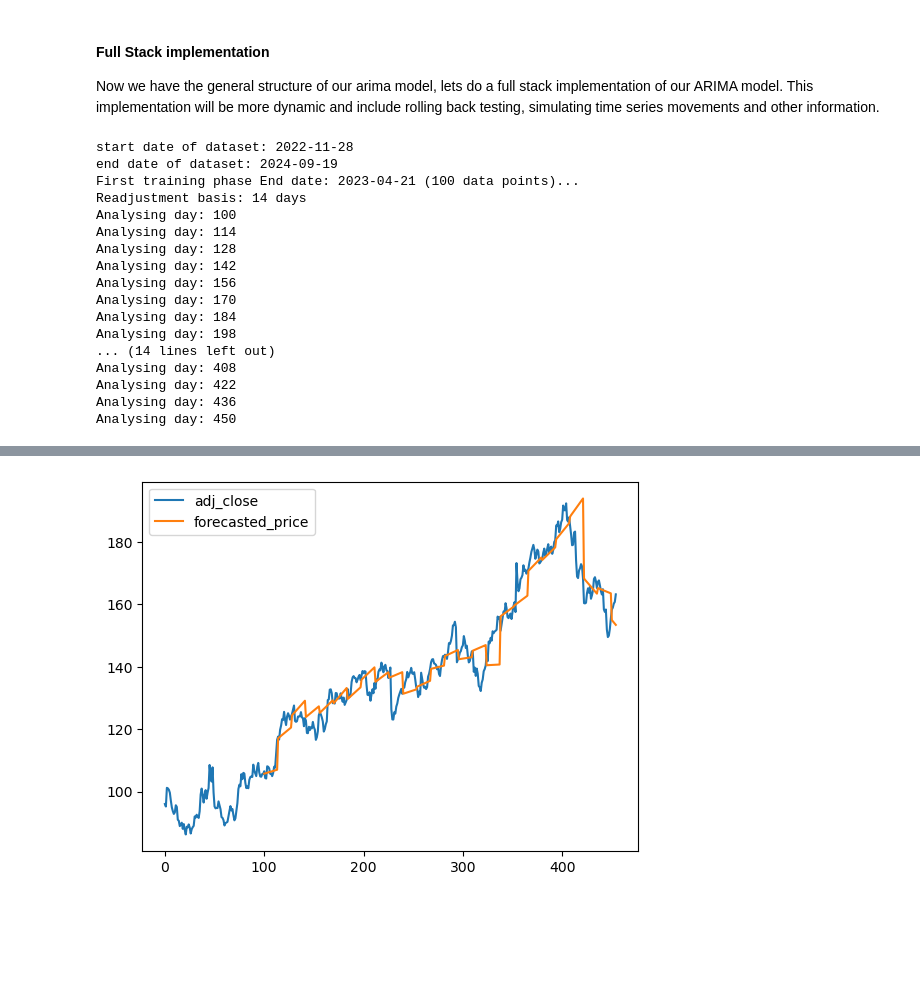
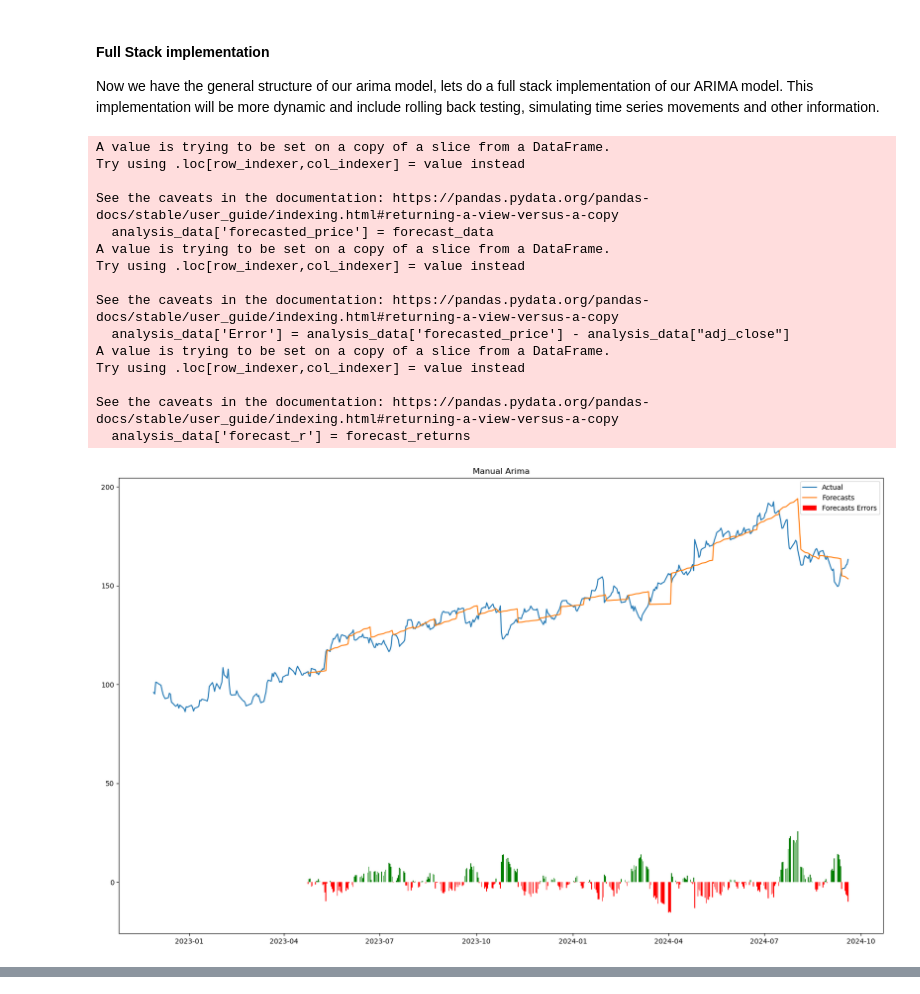
Before and after one commit to noslemoof/Quant_technicals, a Jupyter notebook: Forecasts_ARIMA_Official_release.ipynb, the cells around one changed output, grey strips where cells are left out. Cells and saved outputs as stored; diff of their text form; code cells hidden in the pictures; blank space fills up the shorter version.

```diff
--- a/Forecasts_ARIMA_Official_release.ipynb
+++ b/Forecasts_ARIMA_Official_release.ipynb
@@ -322,50 +283,74 @@ array([ 96.01420593,  95.20619202, 101.20146942, 101.03188324,
 #### Full Stack implementation
 Now we have the general structure of our arima model, lets do a full stack implementation of our ARIMA model. This implementation will be more dynamic and include rolling back testing, simulating time series movements and other information.
 # %%
+import matplotlib.pyplot as plt
+
 def Run_assessment(ticker,readjustment_days=14,arima_parameters=(1,2,1)):
     df = Get_data(ticker)
-    print(f"start date of dataset: {df["date"].iloc[0]}")
-    print(f"end date of dataset: {df["date"].iloc[-1]}")
-
-    print(f"First training phase End date: {df["date"].iloc[99]} (100 data points)...")
-    print(f"Readjustment basis: {readjustment_days} days")
-
+    #print(f"start date of dataset: {df["date"].iloc[0]}")
+    #print(f"end date of dataset: {df["date"].iloc[-1]}")
+    #print(f"First training phase End date: {df["date"].iloc[99]} (100 data points)...")
+    #print(f"Readjustment basis: {readjustment_days} days")
     analysis_data = df[["date","adj_close"]]
     forecast_data = list(None for i in range(100))
-
+    forecast_returns = list(None for i in range(100))
     Series_length = len(df["date"])
     for indx in range(100,len(df["date"]),readjustment_days):
-        print(f"Analysing day: {indx}")
+        #print(f"Analysing day: {indx}")
         analysis_series = list(df["adj_close"].iloc[indx-100:indx:1])
         if indx + readjustment_days > len(df["date"]):
             arima_last = ARIMA(analysis_series,order=(arima_parameters[0],arima_parameters[1],arima_parameters[2]))
             arima_fit = arima_last.fit()
             forecasts = arima_fit.forecast(len(df["date"])-indx)
+            forecast_r = pd.Series(forecasts).pct_change()
             forecast_data.extend(forecasts)
+            forecast_returns.extend(forecast_r)
             break
         else:
             arima_next = ARIMA(analysis_series,order=(arima_parameters[0],arima_parameters[1],arima_parameters[2]))
             arima_fit = arima_next.fit()
             forecasts = arima_fit.forecast(readjustment_days)
+            forecast_r = pd.Series(forecasts).pct_change()
             forecast_data.extend(forecasts)
+            forecast_returns.extend(forecast_r)
     analysis_data['forecasted_price'] = forecast_data
-    analysis_data.plot()
-Run_assessment("GOOG")
+    analysis_data['Error'] = analysis_data['forecasted_price'] - analysis_data["adj_close"]
+    analysis_data['forecast_r'] = forecast_returns
+    colors = ['green' if value >= 0 else 'red' for value in analysis_data['Error'].values]
+
+    plt.figure(figsize=(20,12))
+    plt.title("Manual Arima")
+    plt.plot(analysis_data['date'],analysis_data["adj_close"],label="Actual")
+    plt.plot(analysis_data['date'],analysis_data["forecasted_price"],label="Forecasts")
+    plt.bar(analysis_data['date'],analysis_data['Error'],color = colors,label="Forecasts Errors")
+    plt.legend()
+    plt.show()
+
+    Upside_error = list(filter(lambda x: x > 0,analysis_data['Error']))
+    Downside_error = list(filter(lambda x: x <= 0,analysis_data['Error']))
+
+    print(f"Mean Upside Error: {sum(Upside_error)/len(Upside_error)}")
+    print(f"Mean Downside Error: {sum(Downside_error)/len(Downside_error)}")
+
+    print(f"Count of Predictive losses: {len(Downside_error)}")
+    print(f"Count of Surprise returns: {len(Upside_error)}")
+    print(f"Net Error: {sum(Upside_error)+sum(Downside_error)}")
+    return analysis_data
+df = Run_assessment("GOOG")
 # %% [output]
-start date of dataset: 2022-11-28
-end date of dataset: 2024-09-19
-First training phase End date: 2023-04-21 (100 data points)...
-Readjustment basis: 14 days
-Analysing day: 100
-Analysing day: 114
-Analysing day: 128
-Analysing day: 142
-Analysing day: 156
-Analysing day: 170
-Analysing day: 184
-Analysing day: 198
-... (14 lines left out)
-Analysing day: 408
-Analysing day: 422
-Analysing day: 436
-Analysing day: 450
+A value is trying to be set on a copy of a slice from a DataFrame.
+Try using .loc[row_indexer,col_indexer] = value instead
+
+See the caveats in the documentation: https://pandas.pydata.org/pandas-docs/stable/user_guide/indexing.html#returning-a-view-versus-a-copy
+  analysis_data['forecasted_price'] = forecast_data
+A value is trying to be set on a copy of a slice from a DataFrame.
+Try using .loc[row_indexer,col_indexer] = value instead
+
+See the caveats in the documentation: https://pandas.pydata.org/pandas-docs/stable/user_guide/indexing.html#returning-a-view-versus-a-copy
+  analysis_data['Error'] = analysis_data['forecasted_price'] - analysis_data["adj_close"]
+A value is trying to be set on a copy of a slice from a DataFrame.
+Try using .loc[row_indexer,col_indexer] = value instead
+
+See the caveats in the documentation: https://pandas.pydata.org/pandas-docs/stable/user_guide/indexing.html#returning-a-view-versus-a-copy
+  analysis_data['forecast_r'] = forecast_returns
+[figure, new version]
@@ -377 +361,0 @@ See the caveats in the documentation: https://pandas.pydata.org/pandas-docs/stab
-[figure, old version]
```
Also changed, not shown: parts of 6 cells of this notebook.
